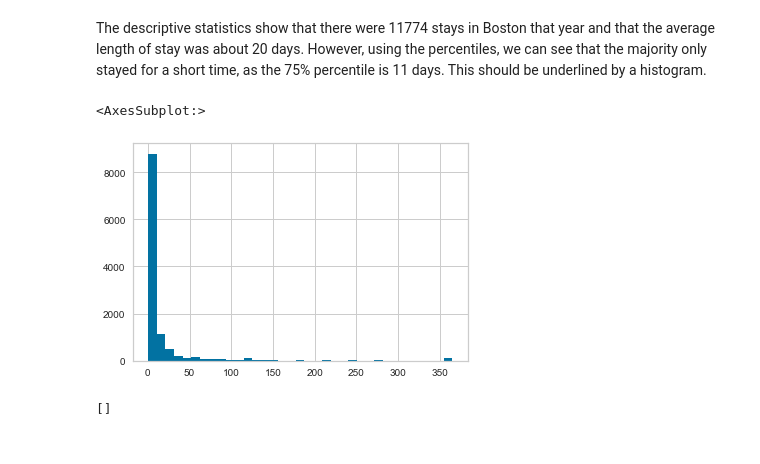
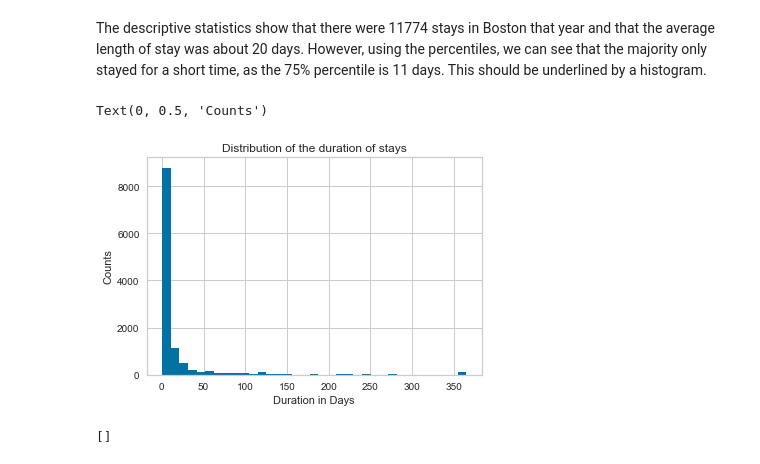
Before and after one commit to nmayat/Boston_Airbnb, a Jupyter notebook: Boston_Airbnb.ipynb, the cells around one changed output. Saved outputs shown, nothing was run; the diff lists cells and outputs as text; code cells hidden in the pictures.

```diff
--- a/Boston_Airbnb.ipynb
+++ b/Boston_Airbnb.ipynb
@@ -137,9 +137,12 @@ Name: time_period, dtype: float64
 The descriptive statistics show that there were 11774 stays in Boston that year and that the average length of stay was about 20 days. However, using the percentiles, we can see that the majority only stayed for a short time, as the 75% percentile is 11 days. This should be underlined by a histogram.
 # %%
 rented_duration.time_period.hist(bins = np.linspace(0, 365, num=365//10))
+plt.title('Distribution of the duration of stays')
+plt.xlabel('Duration in Days')
+plt.ylabel('Counts')
 # %% [output]
-<AxesSubplot:>
+Text(0, 0.5, 'Counts')
-[figure, old version]
+[figure, new version]
 # %%
 rented_duration.time_period.hist(bins = range(1,22))
 plt.xticks(np.arange(1.5, 21.5, 1), range(1, 21))
```
Also changed, not shown: parts of 6 cells of this notebook.
